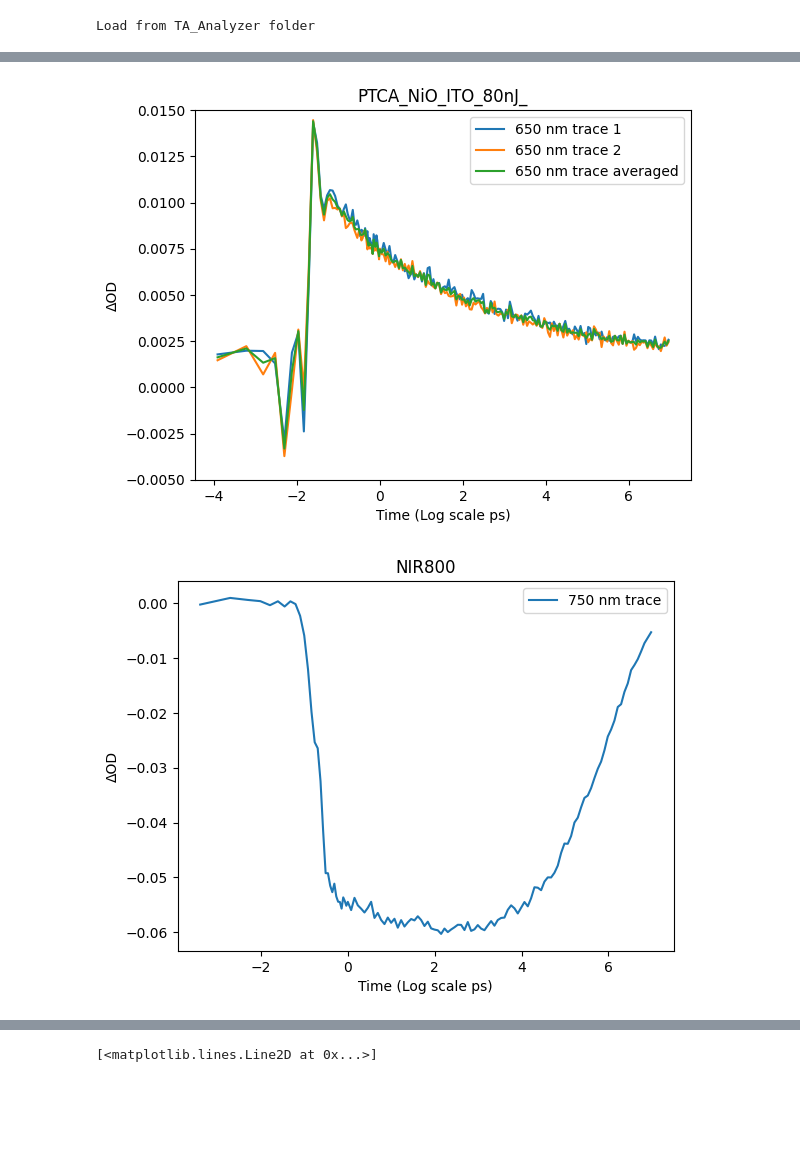
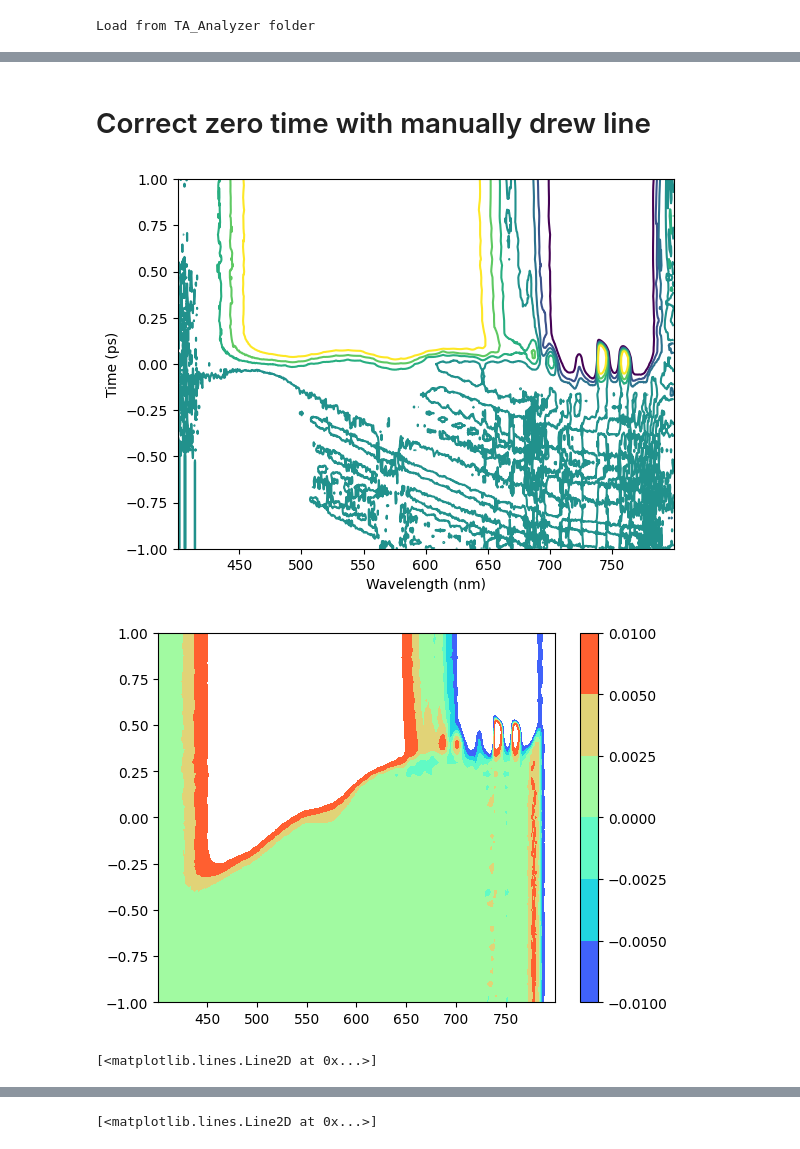
Before and after one commit to Alchemist-Aloha/TA_Analyzer, a Jupyter notebook: ta_analyzer.ipynb, the cells around one changed output, grey strips where cells are left out. Saved outputs shown, nothing was run; the diff lists cells and outputs as text; code cells hidden in the pictures; blank space fills up the shorter version.

```diff
--- a/ta_analyzer.ipynb
+++ b/ta_analyzer.ipynb
@@ -116,16 +74,12 @@ array([[-1.09698819e-04, -1.09698819e-04, -1.09698819e-04, ...,
-# %%
-# load data into objects and plot
-ptca_nio_ito_80nj = load_spectra('PTCA_NiO_ITO_80nJ_', 2)
-
-k_ptca_650nm = ptca_nio_ito_80nj.get_traces(650)  # get traces at 650 nm
-
-
-ptca_nio_ito_80nj.ax_k.set_ylim(-0.005, 0.015)
-
-#ptca_nio_ito_80nj.get_1ps()
-NIR800 = load_spectra('NIR800')
-
-k_NIR800_800nm = NIR800.get_traces(750)
-# %% [output]
-[figure, removed]
-[figure, removed]
+# %% [markdown]
+# Correct zero time with manually drew line
+# %%
+# Draw the line with correction_line.py
+tamatrix.auto_tcorr('data/NIR800_line')
+plt.show()
+plot_contour(tamatrix.tatime,tamatrix.tawavelength,tamatrix.tamatrix,max_point=1)
+plt.plot(tamatrix.zerotime_x,tamatrix.zerotime_y)
+# %% [output]
+[figure, added]
+[figure, added]
+[<matplotlib.lines.Line2D at 0x...>]
```
Also changed, not shown: parts of 14 cells of this notebook, 22 other files.
